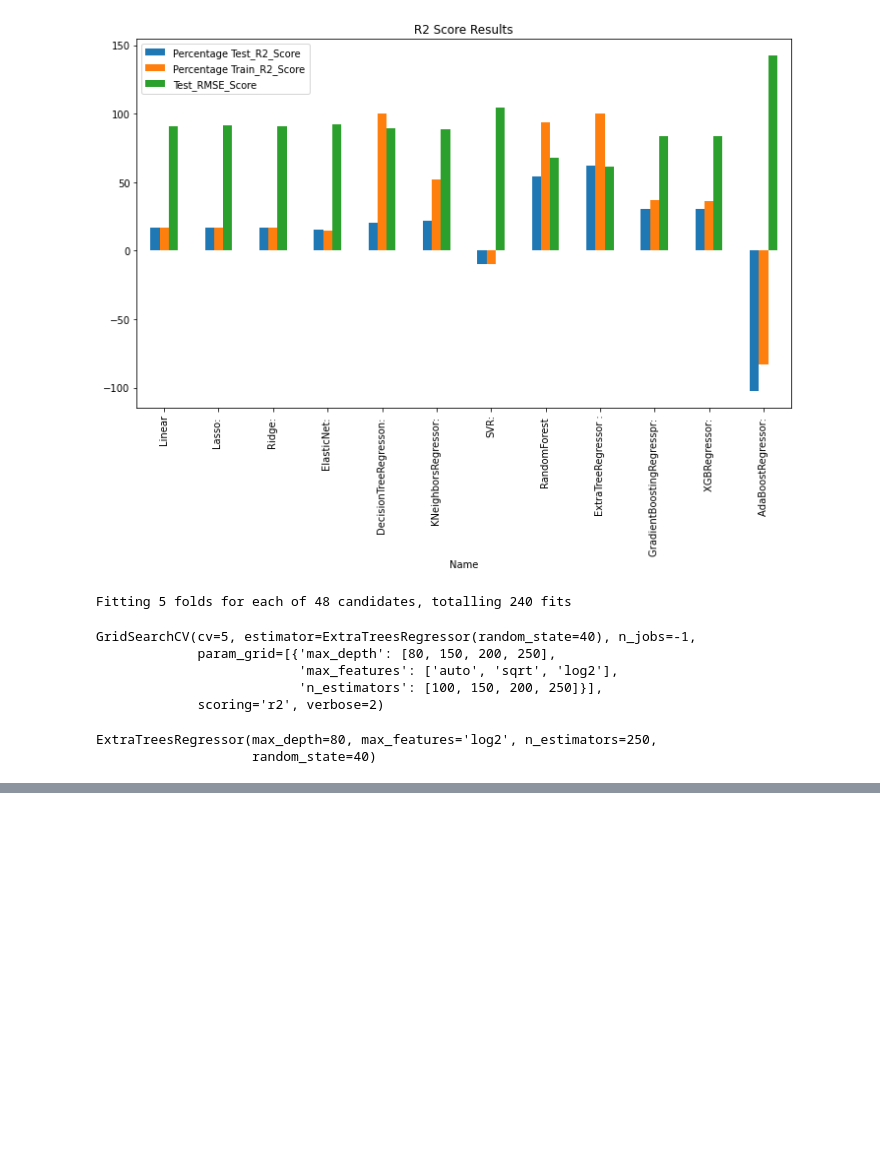
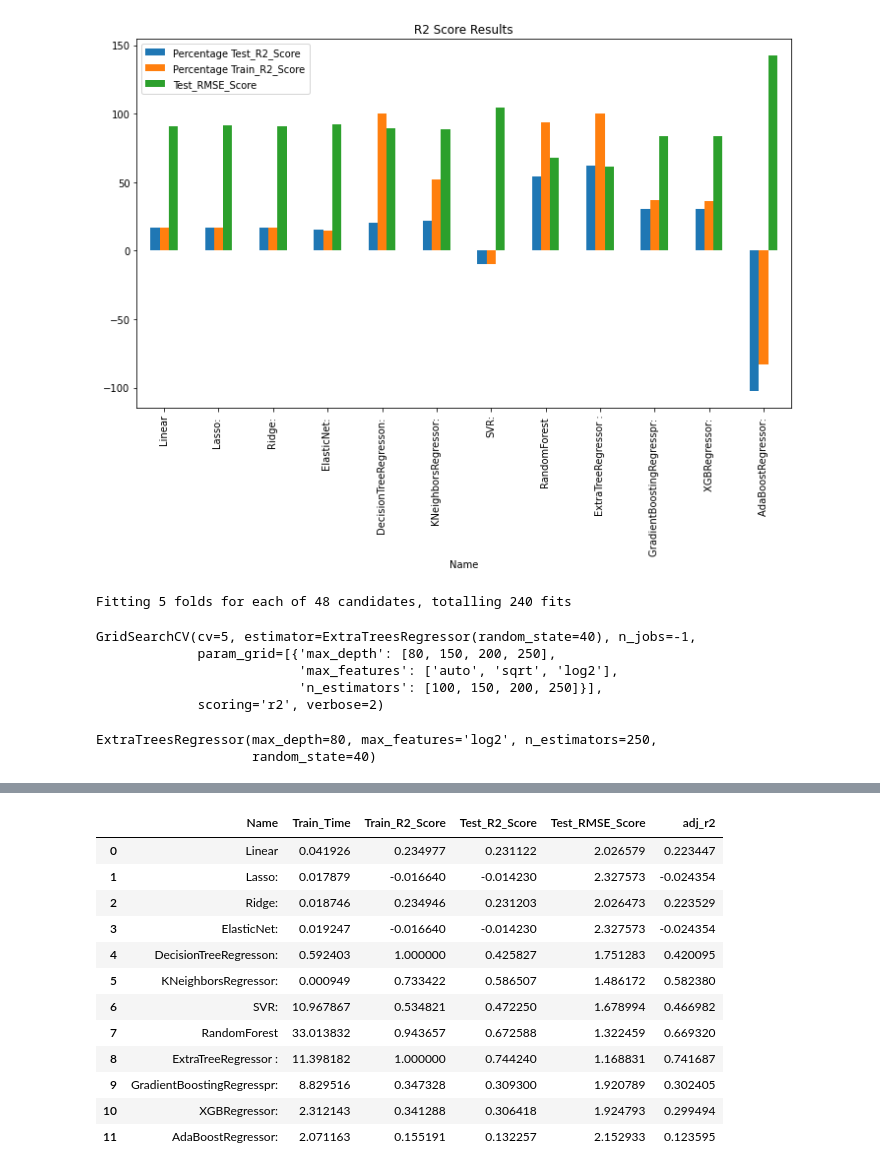
Before and after one commit to AnannyaSagar/Energy-Appliances-Prediction, a Jupyter notebook: Energy_Prediction_of_Appliances.ipynb, the cells around one changed output, grey strips where cells are left out. Cells and saved outputs as stored; diff of their text form; code cells hidden in the pictures; blank space fills up the shorter version.

```diff
--- a/Energy_Prediction_of_Appliances.ipynb
+++ b/Energy_Prediction_of_Appliances.ipynb
@@ -442,0 +502,3 @@ reg_model_data
+# %%
+#Splitting into train-test split
+X_train, X_test, y_train, y_test = train_test_split( X, y, test_size=0.2, random_state=42)
@@ -442,0 +563,17 @@ reg_model_data
+# %%
+result_df = pd.DataFrame(model_data)
+result_df
+# %% [output]
+|  | Name | Train_Time | Train_R2_Score | Test_R2_Score | Test_RMSE_Score | adj_r2 |
+| 0 | Linear | 0.041926 | 0.234977 | 0.231122 | 2.026579 | 0.223447 |
+| 1 | Lasso: | 0.017879 | -0.016640 | -0.014230 | 2.327573 | -0.024354 |
+| 2 | Ridge: | 0.018746 | 0.234946 | 0.231203 | 2.026473 | 0.223529 |
+| 3 | ElasticNet: | 0.019247 | -0.016640 | -0.014230 | 2.327573 | -0.024354 |
+| 4 | DecisionTreeRegresson: | 0.592403 | 1.000000 | 0.425827 | 1.751283 | 0.420095 |
+| 5 | KNeighborsRegressor: | 0.000949 | 0.733422 | 0.586507 | 1.486172 | 0.582380 |
+| 6 | SVR: | 10.967867 | 0.534821 | 0.472250 | 1.678994 | 0.466982 |
+| 7 | RandomForest | 33.013832 | 0.943657 | 0.672588 | 1.322459 | 0.669320 |
+| 8 | ExtraTreeRegressor : | 11.398182 | 1.000000 | 0.744240 | 1.168831 | 0.741687 |
+| 9 | GradientBoostingRegresspr: | 8.829516 | 0.347328 | 0.309300 | 1.920789 | 0.302405 |
+| 10 | XGBRegressor: | 2.312143 | 0.341288 | 0.306418 | 1.924793 | 0.299494 |
+| 11 | AdaBoostRegressor: | 2.071163 | 0.155191 | 0.132257 | 2.152933 | 0.123595 |
```
Also changed, not shown: parts of 31 cells of this notebook.
